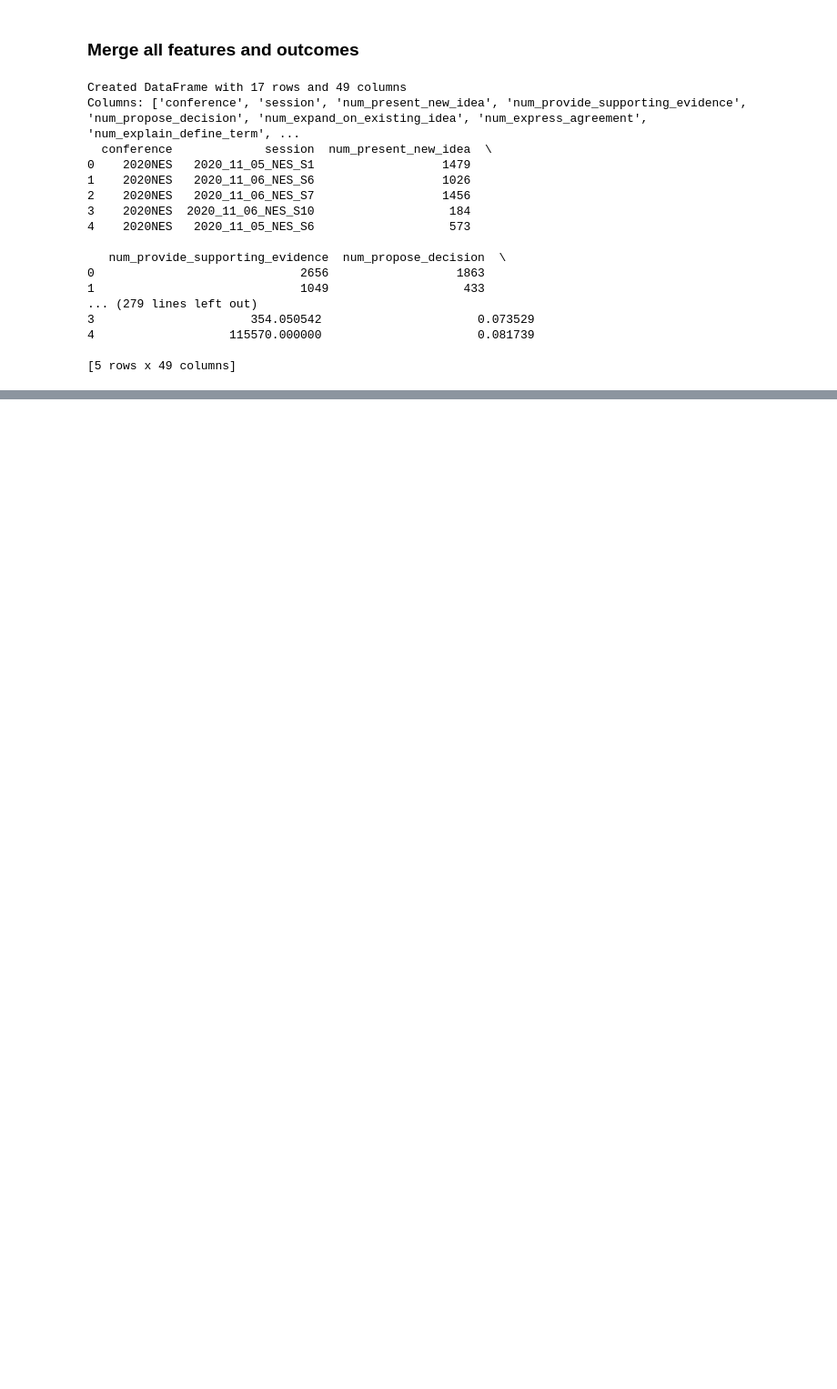
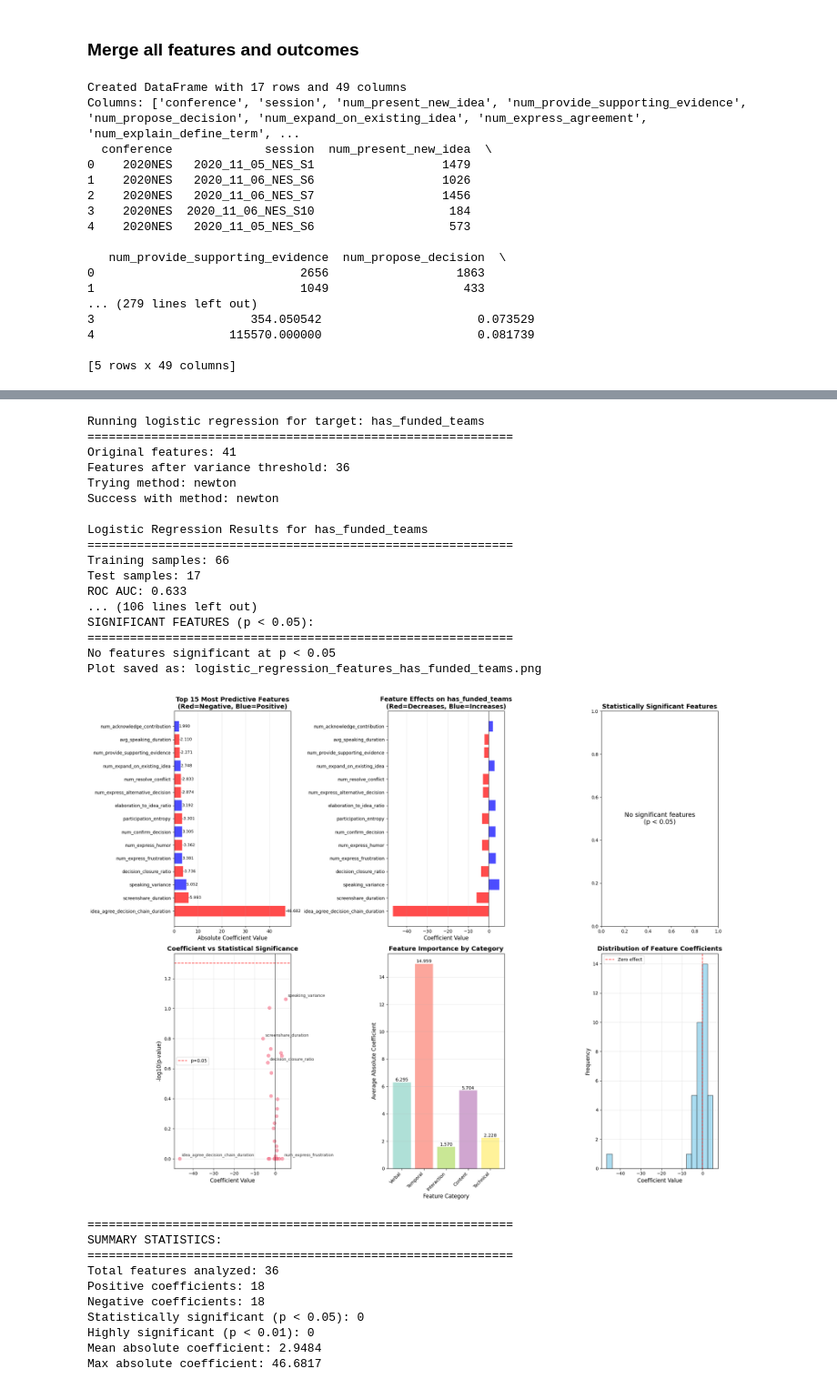
Before and after one commit to eveyhuang/gemini_data_analysis, a Jupyter notebook: merge_analyze_data.ipynb, the cells around one changed output, grey strips where cells are left out. Shown at 91% size. Drawn from its saved outputs; the diff is of its cells as text; code cells hidden in the pictures; blank space fills up the shorter version.

```diff
--- a/merge_analyze_data.ipynb
+++ b/merge_analyze_data.ipynb
@@ -567,0 +1418,33 @@ plt.show()
+# %%
+df = all_data_df
+target = 'has_funded_teams'  # Change this to your target variable
+results, coef_df, scaler, features = visualize_logistic_features(df, target)
+# %% [output]
+Running logistic regression for target: has_funded_teams
+============================================================
+Original features: 41
+Features after variance threshold: 36
+Trying method: newton
+Success with method: newton
+
+Logistic Regression Results for has_funded_teams
+============================================================
+Training samples: 66
+Test samples: 17
+ROC AUC: 0.633
+... (106 lines left out)
+SIGNIFICANT FEATURES (p < 0.05):
+============================================================
+No features significant at p < 0.05
+Plot saved as: logistic_regression_features_has_funded_teams.png
+[figure, added]
+============================================================
+SUMMARY STATISTICS:
+============================================================
+Total features analyzed: 36
+Positive coefficients: 18
+Negative coefficients: 18
+Statistically significant (p < 0.05): 0
+Highly significant (p < 0.01): 0
+Mean absolute coefficient: 2.9484
+Max absolute coefficient: 46.6817
```
Also changed, not shown: parts of 21 cells of this notebook, 34 other files.
